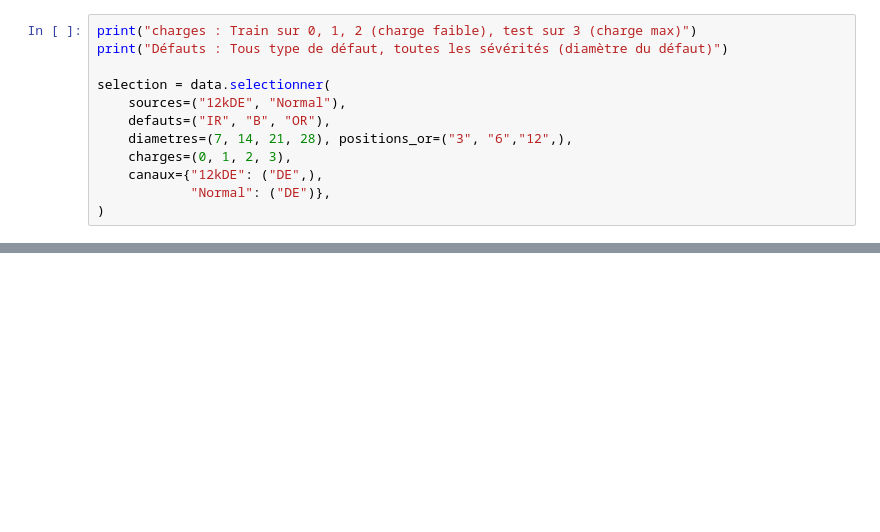
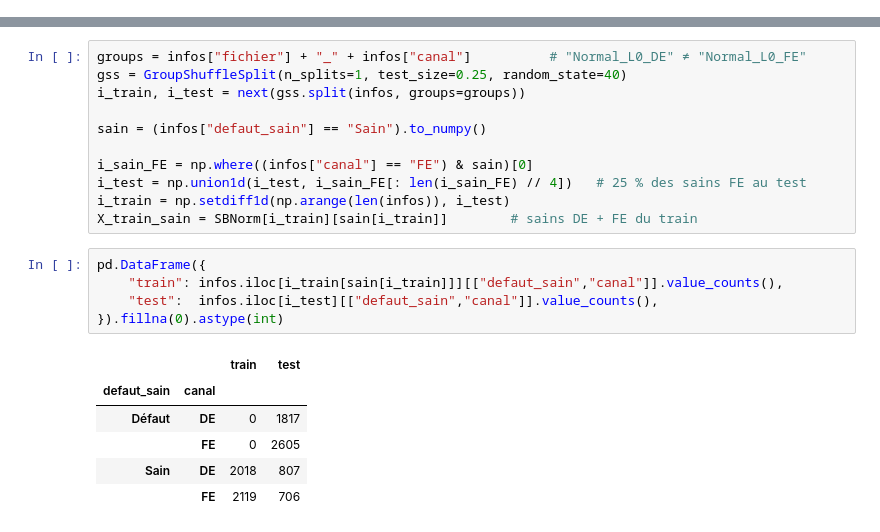
Before and after one commit to Robin3992/BDS_Fault_Detection, a Jupyter notebook: Codes/Robin/3.DL/AE_1D/3.DAE.ipynb, the cells around one changed output, grey strips where cells are left out. Cells and saved outputs as stored; diff of their text form; blank space fills up the shorter version.

```diff
--- a/Codes/Robin/3.DL/AE_1D/3.DAE.ipynb
+++ b/Codes/Robin/3.DL/AE_1D/3.DAE.ipynb
@@ -37,13 +36 @@ I0000 00:00:1795081651.972374  178599 cpu_feature_guard.cc:227] This TensorFlow
 To enable the following instructions: AVX2 FMA, in other operations, rebuild TensorFlow with the appropriate compiler flags.
-# %%
-print("charges : Train sur 0, 1, 2 (charge faible), test sur 3 (charge max)")
-print("Défauts : Tous type de défaut, toutes les sévérités (diamètre du défaut)")
-
-selection = data.selectionner(
-    sources=("12kDE", "Normal"),
-    defauts=("IR", "B", "OR"),
-    diametres=(7, 14, 21, 28), positions_or=("3", "6","12",),
-    charges=(0, 1, 2, 3),
-    canaux={"12kDE": ("DE",),
-            "Normal": ("DE")},
-)
@@ -260,0 +93,23 @@ display(pd.DataFrame(resultats3sigma).set_index("variante"))     # ← comparati
+# %%
+groups = infos["fichier"] + "_" + infos["canal"]          # "Normal_L0_DE" ≠ "Normal_L0_FE"
+gss = GroupShuffleSplit(n_splits=1, test_size=0.25, random_state=40)
+i_train, i_test = next(gss.split(infos, groups=groups))
+
+sain = (infos["defaut_sain"] == "Sain").to_numpy()
+
+i_sain_FE = np.where((infos["canal"] == "FE") & sain)[0]
+i_test = np.union1d(i_test, i_sain_FE[: len(i_sain_FE) // 4])   # 25 % des sains FE au test
+i_train = np.setdiff1d(np.arange(len(infos)), i_test)
+X_train_sain = SBNorm[i_train][sain[i_train]]        # sains DE + FE du train
+# %%
+pd.DataFrame({
+    "train": infos.iloc[i_train[sain[i_train]]][["defaut_sain","canal"]].value_counts(),
+    "test":  infos.iloc[i_test][["defaut_sain","canal"]].value_counts(),
+}).fillna(0).astype(int)
+# %% [output]
+|  |  | train | test |
+| defaut_sain | canal |  |  |
+| Défaut | DE | 0 | 1817 |
+|  | FE | 0 | 2605 |
+| Sain | DE | 2018 | 807 |
+|  | FE | 2119 | 706 |
```
Also changed, not shown: parts of 13 cells of this notebook, 2 other files.
